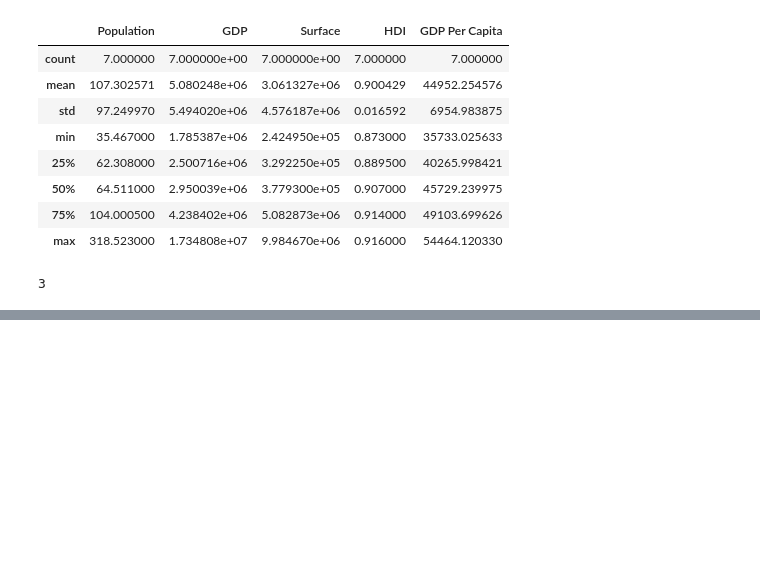
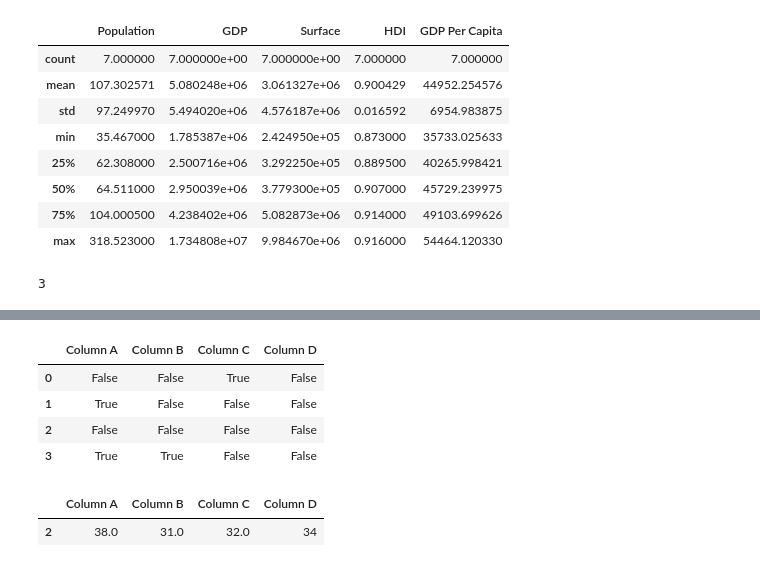
Before and after one commit to OketchOdanga/DataAnalysisWithPython, a Jupyter notebook: DataAnalysisWithPython(FreeCodecamp).ipynb, the cells around one changed output, grey strips where cells are left out. Saved outputs shown, nothing was run; the diff lists cells and outputs as text; code cells hidden in the pictures; blank space fills up the shorter version.

Commit message:
feat : cleaning missing values with pandas

```diff
--- a/DataAnalysisWithPython(FreeCodecamp).ipynb
+++ b/DataAnalysisWithPython(FreeCodecamp).ipynb
@@ -632,0 +655,13 @@ print(s.notnull().sum())
+# %%
+df.isnull() #check for missing values
+# %% [output]
+|  | Column A | Column B | Column C | Column D |
+| 0 | False | False | True | False |
+| 1 | True | False | False | False |
+| 2 | False | False | False | False |
+| 3 | True | True | False | False |
+# %%
+df.dropna() # drop missing values
+# %% [output]
+|  | Column A | Column B | Column C | Column D |
+| 2 | 38.0 | 31.0 | 32.0 | 34 |
```
Also changed, not shown: parts of 14 cells of this notebook.
